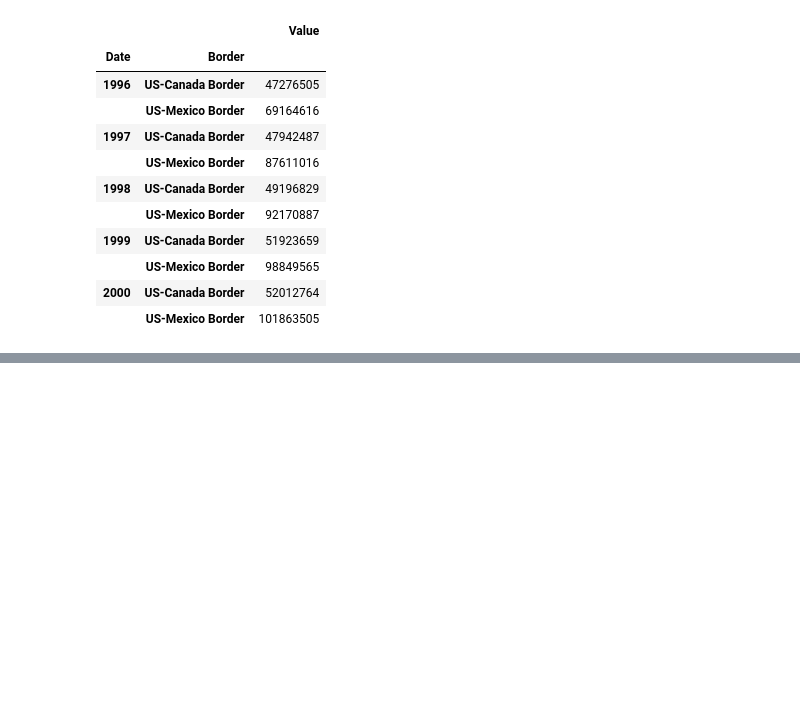
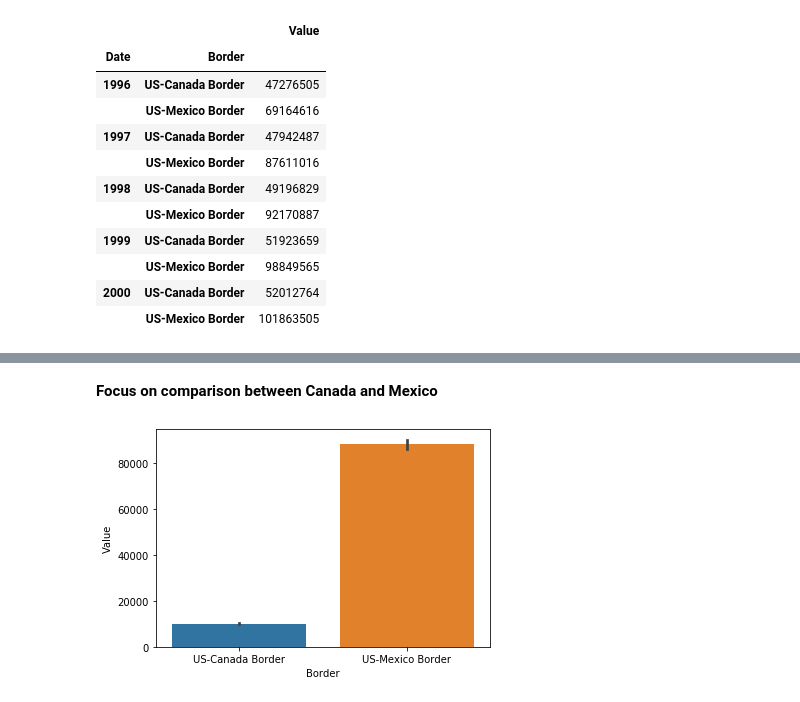
Before and after one commit to rnaua/DMML2019_Team_Swatch, a Jupyter notebook: code/EDA_Tanja.ipynb, the cells around one changed output, grey strips where cells are left out. Drawn from its saved outputs; the diff is of its cells as text; code cells hidden in the pictures; blank space fills up the shorter version.

```diff
--- a/code/EDA_Tanja.ipynb
+++ b/code/EDA_Tanja.ipynb
@@ -512,4 +336,0 @@ Name: position, Length: 349172, dtype: object
-# %%
-df =df.iloc[:1000,:]
-df.shape
-df['Port Name']
@@ -661,0 +437,13 @@ df_port.plot(kind='bar', figsize=(10, 6), rot=90)
+# %% [markdown]
+**Focus on comparison between Canada and Mexico**
+# %%
+### CHECK VALUES
+
+# barchart
+# set parameters
+sns.barplot(x='Border', y='Value', data= df)
+
+# display
+plt.show()
+# %% [output]
+[figure, added]
```
Also changed, not shown: parts of 85 cells of this notebook.
